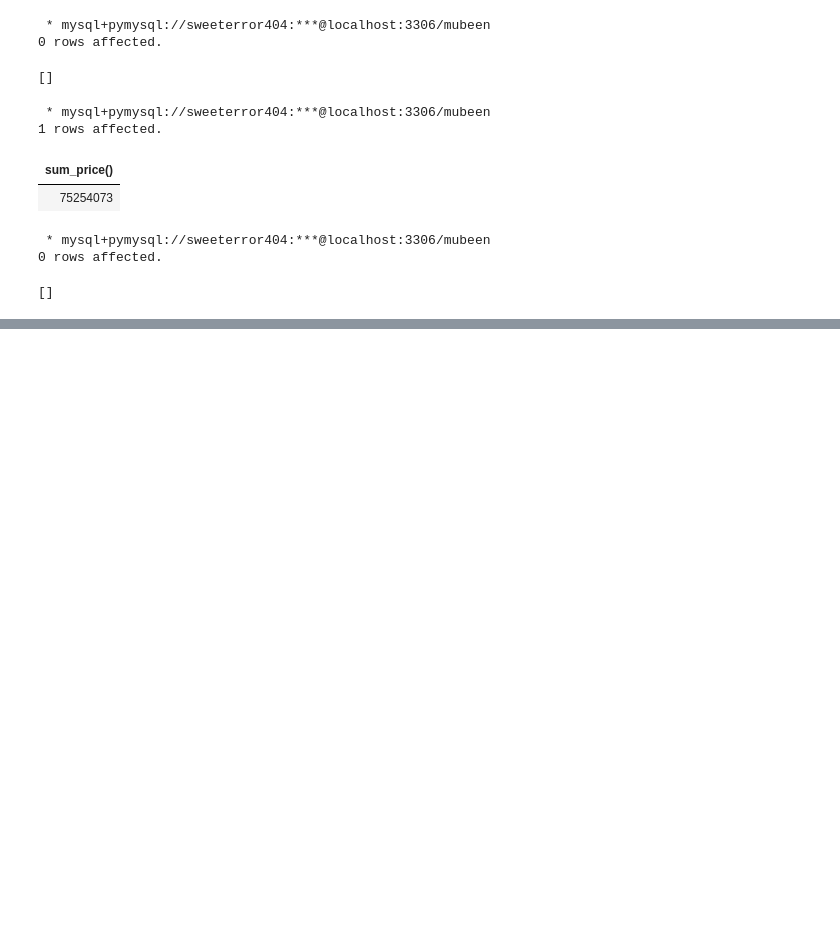
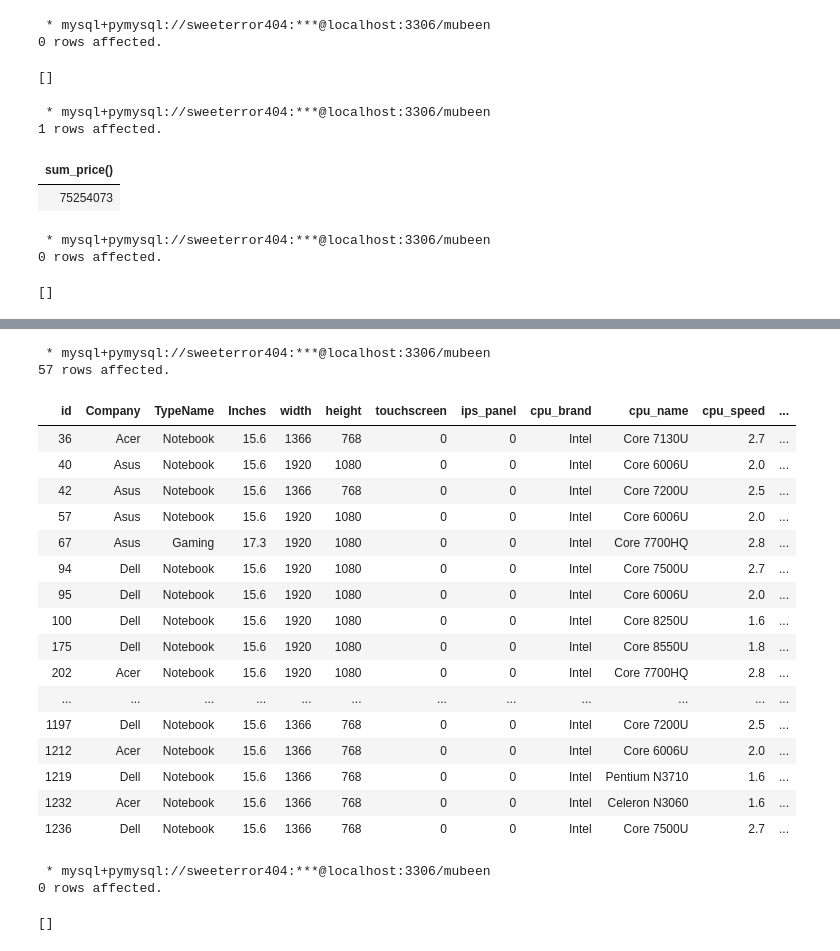
Before and after one commit to Mubeen-Ahmad/python_11, a Jupyter notebook: sql/dynamic_sql.ipynb, the cells around one changed output, grey strips where cells are left out. Saved outputs shown, nothing was run; the diff lists cells and outputs as text; code cells hidden in the pictures; blank space fills up the shorter version.

```diff
--- a/sql/dynamic_sql.ipynb
+++ b/sql/dynamic_sql.ipynb
@@ -378,0 +470,30 @@ DROP FUNCTION sum_price;
+# %%
+%%sql
+CALL extract_data('*','laptop_bk','OpSys','%linux%');
+# %% [output]
+ * mysql+pymysql://sweeterror404:***@localhost:3306/mubeen
+57 rows affected.
+| id | Company | TypeName | Inches | width | height | touchscreen | ips_panel | cpu_brand | cpu_name | cpu_speed | ... |
+| 36 | Acer | Notebook | 15.6 | 1366 | 768 | 0 | 0 | Intel | Core 7130U | 2.7 | ... |
+| 40 | Asus | Notebook | 15.6 | 1920 | 1080 | 0 | 0 | Intel | Core 6006U | 2.0 | ... |
+| 42 | Asus | Notebook | 15.6 | 1366 | 768 | 0 | 0 | Intel | Core 7200U | 2.5 | ... |
+| 57 | Asus | Notebook | 15.6 | 1920 | 1080 | 0 | 0 | Intel | Core 6006U | 2.0 | ... |
+| 67 | Asus | Gaming | 17.3 | 1920 | 1080 | 0 | 0 | Intel | Core 7700HQ | 2.8 | ... |
+| 94 | Dell | Notebook | 15.6 | 1920 | 1080 | 0 | 0 | Intel | Core 7500U | 2.7 | ... |
+| 95 | Dell | Notebook | 15.6 | 1920 | 1080 | 0 | 0 | Intel | Core 6006U | 2.0 | ... |
+| 100 | Dell | Notebook | 15.6 | 1920 | 1080 | 0 | 0 | Intel | Core 8250U | 1.6 | ... |
+| 175 | Dell | Notebook | 15.6 | 1920 | 1080 | 0 | 0 | Intel | Core 8550U | 1.8 | ... |
+| 202 | Acer | Notebook | 15.6 | 1920 | 1080 | 0 | 0 | Intel | Core 7700HQ | 2.8 | ... |
+| ... | ... | ... | ... | ... | ... | ... | ... | ... | ... | ... | ... |
+| 1197 | Dell | Notebook | 15.6 | 1366 | 768 | 0 | 0 | Intel | Core 7200U | 2.5 | ... |
+| 1212 | Acer | Notebook | 15.6 | 1366 | 768 | 0 | 0 | Intel | Core 6006U | 2.0 | ... |
+| 1219 | Dell | Notebook | 15.6 | 1366 | 768 | 0 | 0 | Intel | Pentium N3710 | 1.6 | ... |
+| 1232 | Acer | Notebook | 15.6 | 1366 | 768 | 0 | 0 | Intel | Celeron N3060 | 1.6 | ... |
+| 1236 | Dell | Notebook | 15.6 | 1366 | 768 | 0 | 0 | Intel | Core 7500U | 2.7 | ... |
+# %%
+%%sql
+DROP PROCEDURE extract_data
+# %% [output]
+ * mysql+pymysql://sweeterror404:***@localhost:3306/mubeen
+0 rows affected.
+[]
```
Also changed, not shown: parts of 15 cells of this notebook, 2 other files.
